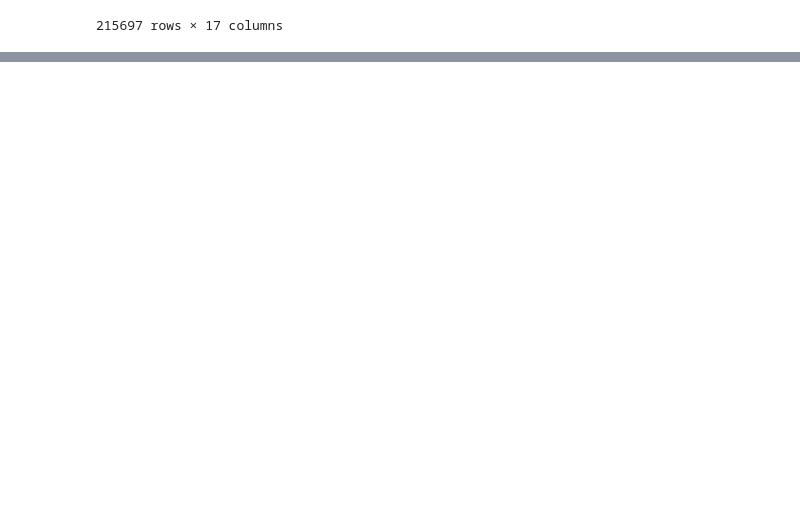
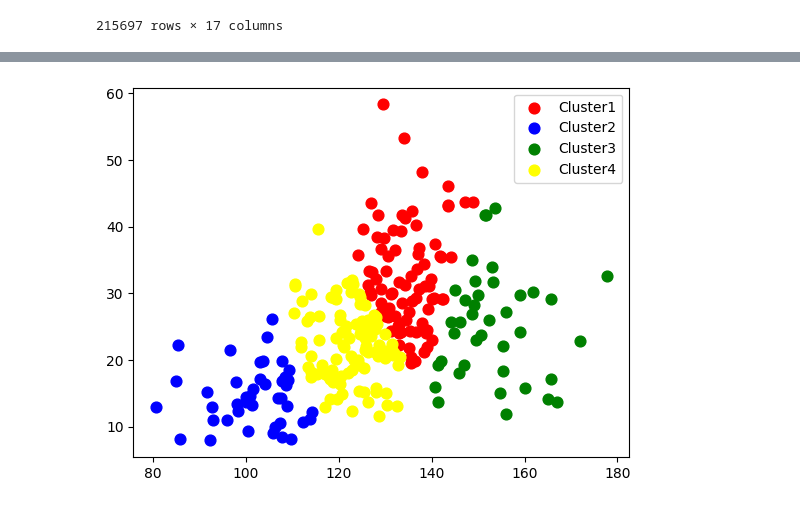
Before and after one commit to ujjwal-basnet/kmeans, a Jupyter notebook: assigiment-keamns/main.ipynb, the cells around one changed output, grey strips where cells are left out. Drawn from its saved outputs; the diff is of its cells as text; code cells hidden in the pictures; blank space fills up the shorter version.

Commit message:
colered kmeans cluter outcome by maplotlib scatterplot

```diff
--- a/assigiment-keamns/main.ipynb
+++ b/assigiment-keamns/main.ipynb
@@ -138,0 +198,3 @@ Name: batter, Length: 225954, dtype: object
+# %%
+#converting  into array
+X = final_dff.iloc[: , 1: ].values
@@ -138,0 +211,9 @@ Name: batter, Length: 225954, dtype: object
+# %%
+#doing elbow method
+from sklearn.cluster import KMeans
+
+wcss = []
+for i in range(1 , 11):
+    kmeans = KMeans(n_init = 10 , n_clusters = i )
+    kmeans.fit(X)
+    wcss.append(kmeans.inertia_)
@@ -138,0 +238,5 @@ Name: batter, Length: 225954, dtype: object
+# %%
+kmeans = KMeans(n_init = 20 , n_clusters = 4 )
+# %%
+y_kmeans  = kmeans.fit_predict(X)
+y_kmeans
@@ -138,0 +267,11 @@ Name: batter, Length: 225954, dtype: object
+# %%
+plt.scatter(X[y_kmeans == 0, 0], X[y_kmeans == 0, 1], s = 60, c = 'red', label = 'Cluster1')
+plt.scatter(X[y_kmeans == 1, 0], X[y_kmeans == 1, 1], s = 60, c = 'blue', label = 'Cluster2')
+plt.scatter(X[y_kmeans == 2, 0], X[y_kmeans == 2, 1], s = 60, c = 'green', label = 'Cluster3')
+plt.scatter(X[y_kmeans == 3, 0], X[y_kmeans == 3, 1], s = 60, c = 'yellow', label = 'Cluster4')
+
+plt.legend()
+
+plt.show()
+# %% [output]
+[figure, added]
```
Also changed, not shown: parts of 14 cells of this notebook.
